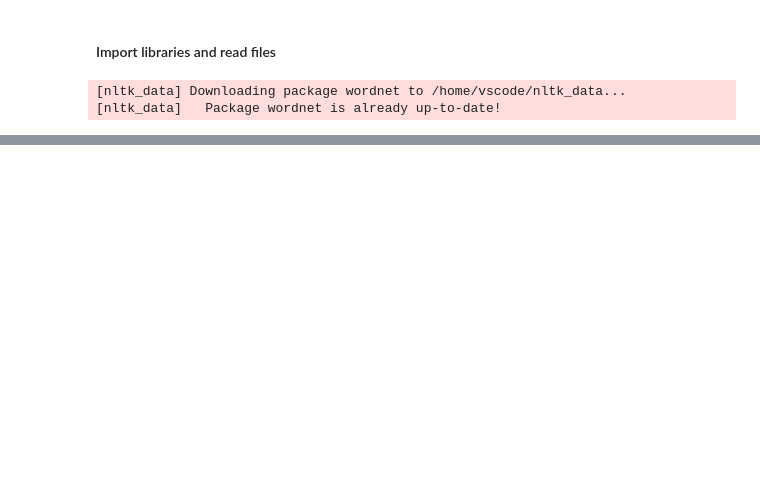
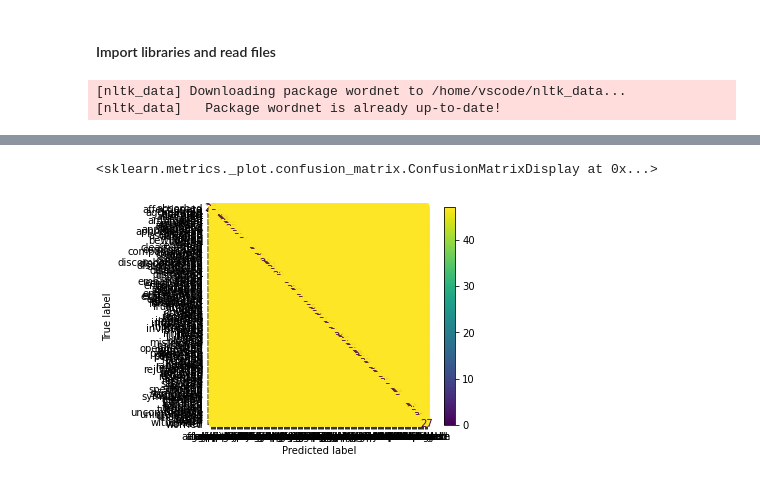
Before and after one commit to Rawanalmobarak/-Emotions-Evoked-from-Colors-of-Paintings-Art-Emotions, a Jupyter notebook: knn.ipynb, the cells around one changed output, grey strips where cells are left out. Drawn from its saved outputs; the diff is of its cells as text; code cells hidden in the pictures; blank space fills up the shorter version.

```diff
--- a/knn.ipynb
+++ b/knn.ipynb
@@ -90,0 +94,2 @@ knn = knn.fit(X_train,y_train)
+# %%
+results = grid_search.fit(X_train, y_train)
@@ -90,0 +101,4 @@ knn = knn.fit(X_train,y_train)
+# %%
+# Best model's k value
+optimal_k = results.best_estimator_.get_params().get('n_neighbors')
+optimal_k
@@ -90,0 +126,3 @@ knn = knn.fit(X_train,y_train)
+# %%
+knn_best = KNeighborsClassifier(n_neighbors=optimal_k)
+knn_best_fit = knn_best.fit(X_train, y_train)
@@ -90,0 +133,4 @@ knn = knn.fit(X_train,y_train)
+# %%
+predictions = knn_best_fit.predict(X_train)
+cm = confusion_matrix(y_train, predictions)
+cm
@@ -90,0 +145,10 @@ knn = knn.fit(X_train,y_train)
+# %%
+disp = ConfusionMatrixDisplay(
+  confusion_matrix=cm,
+  display_labels=knn_best_fit.classes_
+  )
+
+disp.plot()
+# %% [output]
+<sklearn.metrics._plot.confusion_matrix.ConfusionMatrixDisplay at 0x...>
+[figure, added]
```
Also changed, not shown: parts of 21 cells of this notebook.
